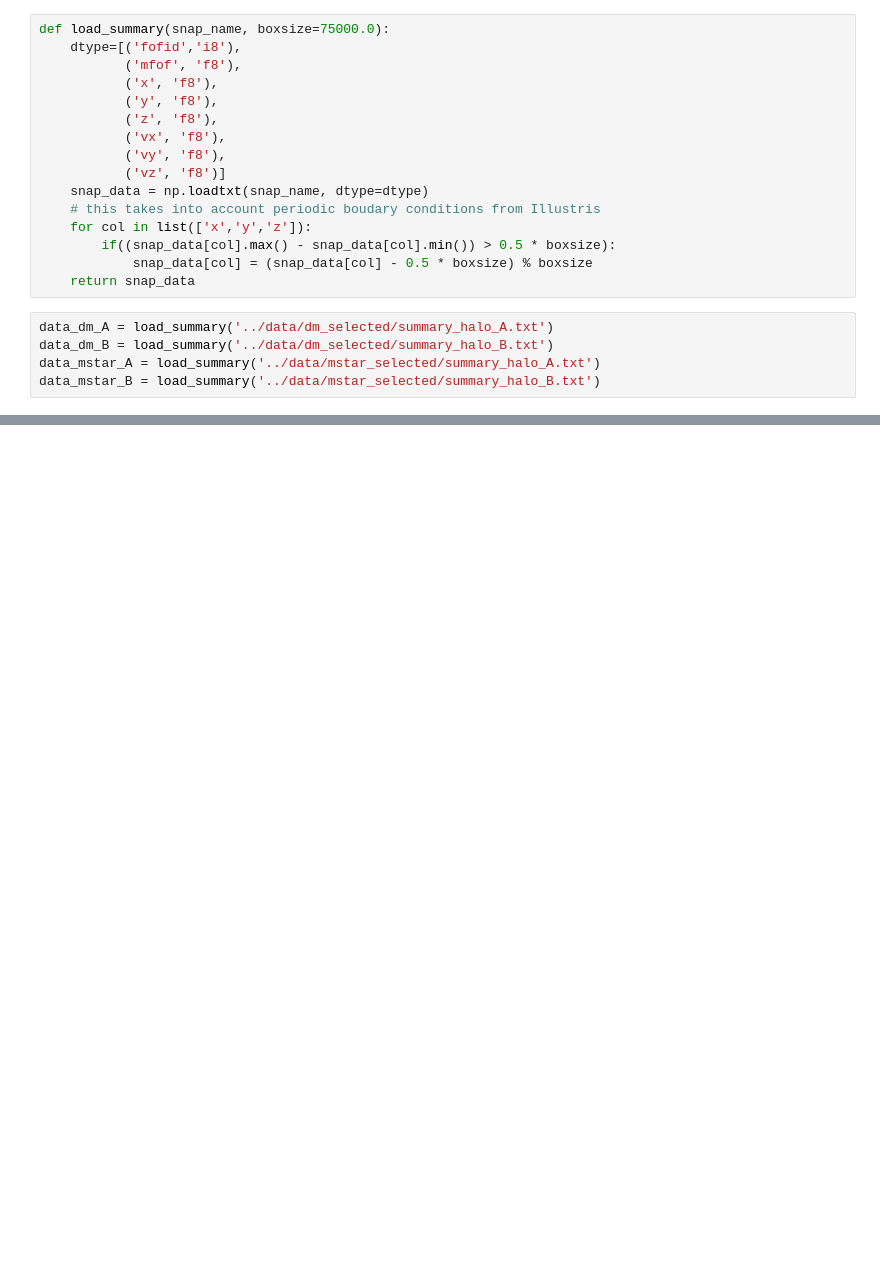
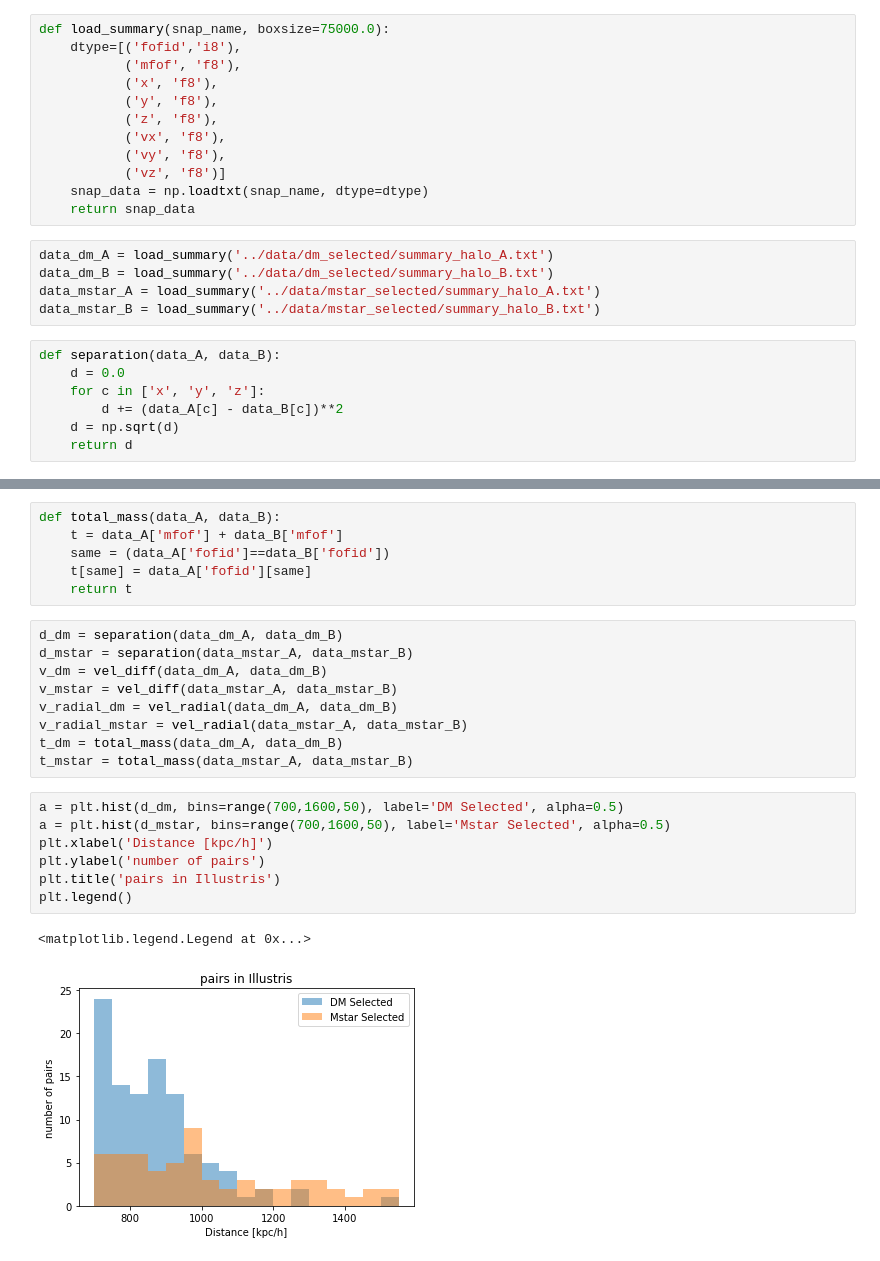
Before and after one commit to astroandes/IllustrisLG, a Jupyter notebook: code/ExplorePairsLG.ipynb, the cells around one changed output, grey strips where cells are left out. Saved outputs shown, nothing was run; the diff lists cells and outputs as text; blank space fills up the shorter version.

Commit message:
exploring plots

```diff
--- a/code/ExplorePairsLG.ipynb
+++ b/code/ExplorePairsLG.ipynb
@@ -13,13 +13,16 @@ def load_summary(snap_name, boxsize=75000.0):
            ('vy', 'f8'),
            ('vz', 'f8')]
     snap_data = np.loadtxt(snap_name, dtype=dtype)
-    # this takes into account periodic boudary conditions from Illustris
-    for col in list(['x','y','z']):
-        if((snap_data[col].max() - snap_data[col].min()) > 0.5 * boxsize):
-            snap_data[col] = (snap_data[col] - 0.5 * boxsize) % boxsize
     return snap_data
 # %%
 data_dm_A = load_summary('../data/dm_selected/summary_halo_A.txt')
 data_dm_B = load_summary('../data/dm_selected/summary_halo_B.txt')
 data_mstar_A = load_summary('../data/mstar_selected/summary_halo_A.txt')
 data_mstar_B = load_summary('../data/mstar_selected/summary_halo_B.txt')
+# %%
+def separation(data_A, data_B):
+    d = 0.0
+    for c in ['x', 'y', 'z']:
+        d += (data_A[c] - data_B[c])**2
+    d = np.sqrt(d)
+    return d
@@ -25,0 +45,25 @@ data_mstar_B = load_summary('../data/mstar_selected/summary_halo_B.txt')
+# %%
+def total_mass(data_A, data_B):
+    t = data_A['mfof'] + data_B['mfof']
+    same = (data_A['fofid']==data_B['fofid'])
+    t[same] = data_A['fofid'][same]
+    return t
+# %%
+d_dm = separation(data_dm_A, data_dm_B)
+d_mstar = separation(data_mstar_A, data_mstar_B)
+v_dm = vel_diff(data_dm_A, data_dm_B)
+v_mstar = vel_diff(data_mstar_A, data_mstar_B)
+v_radial_dm = vel_radial(data_dm_A, data_dm_B)
+v_radial_mstar = vel_radial(data_mstar_A, data_mstar_B)
+t_dm = total_mass(data_dm_A, data_dm_B)
+t_mstar = total_mass(data_mstar_A, data_mstar_B)
+# %%
+a = plt.hist(d_dm, bins=range(700,1600,50), label='DM Selected', alpha=0.5)
+a = plt.hist(d_mstar, bins=range(700,1600,50), label='Mstar Selected', alpha=0.5)
+plt.xlabel('Distance [kpc/h]')
+plt.ylabel('number of pairs')
+plt.title('pairs in Illustris')
+plt.legend()
+# %% [output]
+<matplotlib.legend.Legend at 0x...>
+[figure, added]
```
Also changed, not shown: parts of 7 cells of this notebook.
